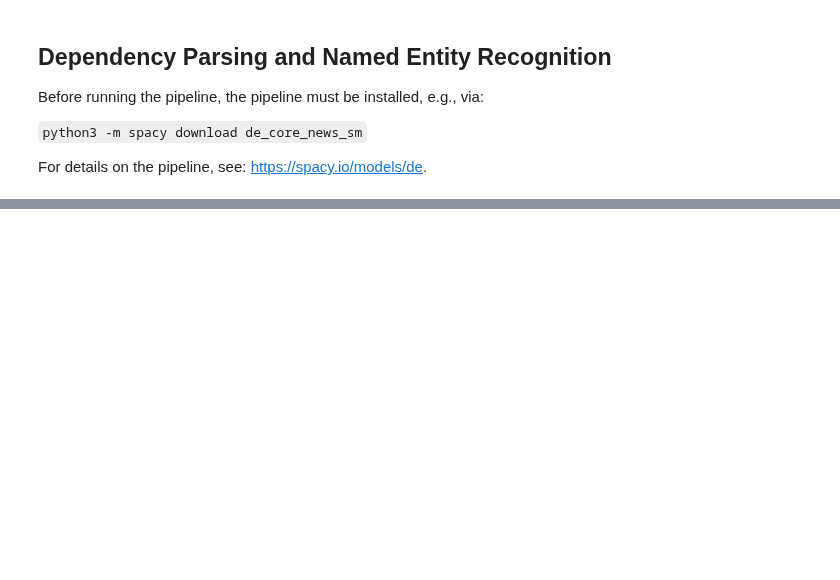
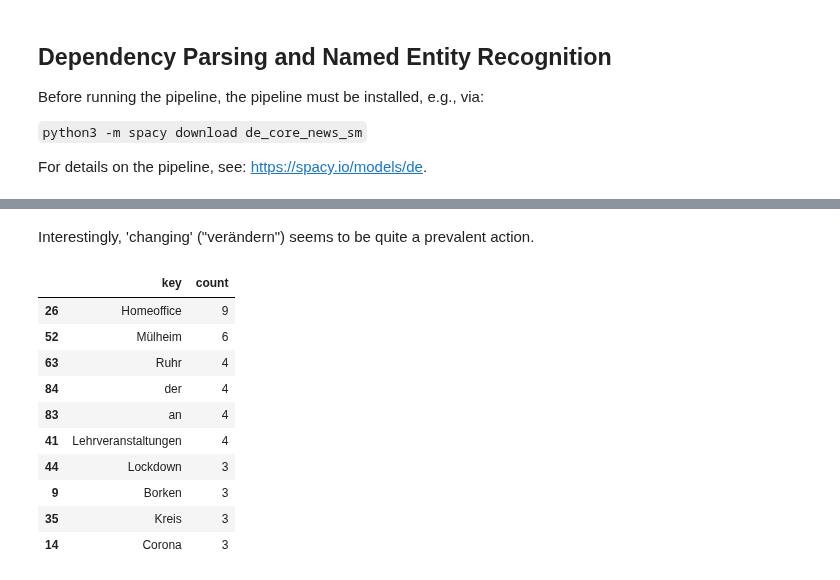
Before and after one commit to navigating-stories/notebooks, a Jupyter notebook: ger_nlp_test.ipynb, the cells around one changed output, grey strips where cells are left out. Saved outputs shown, nothing was run; the diff lists cells and outputs as text; code cells hidden in the pictures; blank space fills up the shorter version.

```diff
--- a/ger_nlp_test.ipynb
+++ b/ger_nlp_test.ipynb
@@ -153,7 +174,7 @@ def get_actors(nlp_table_df):
 def get_locations(nlp_table_df):
     locations = {}
     for i, row in nlp_table_df.iterrows():
-        if row["ent"] == "LOC":
+        if row["ent"] == "LOC" and re.search("[a-zA-Z]", row["text"]):
             location = row["text"]
         else:
             location = ""
@@ -223,0 +291,18 @@ show_results(get_locations(nlp_analysis)).loc[:9]
+# %% [markdown]
+Interestingly, 'changing' ("verändern") seems to be quite a prevalent action.
+# %%
+# Show top locations from all stories
+
+show_top_keys(concatenate_results(processed_docs, get_locations))
+# %% [output]
+|  | key | count |
+| 26 | Homeoffice | 9 |
+| 52 | Mülheim | 6 |
+| 63 | Ruhr | 4 |
+| 84 | der | 4 |
+| 83 | an | 4 |
+| 41 | Lehrveranstaltungen | 4 |
+| 44 | Lockdown | 3 |
+| 9 | Borken | 3 |
+| 35 | Kreis | 3 |
+| 14 | Corona | 3 |
```
Also changed, not shown: parts of 32 cells of this notebook.
